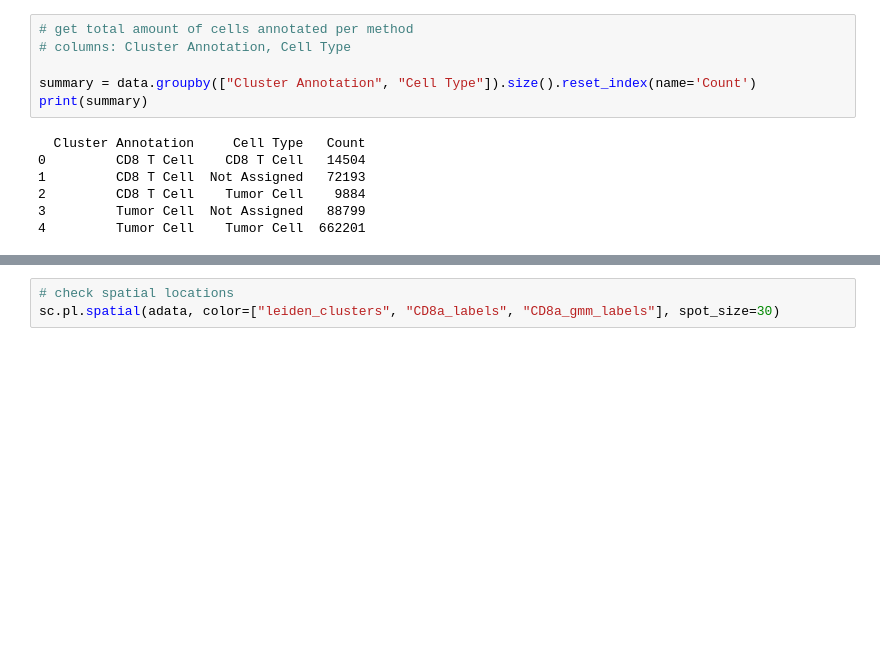
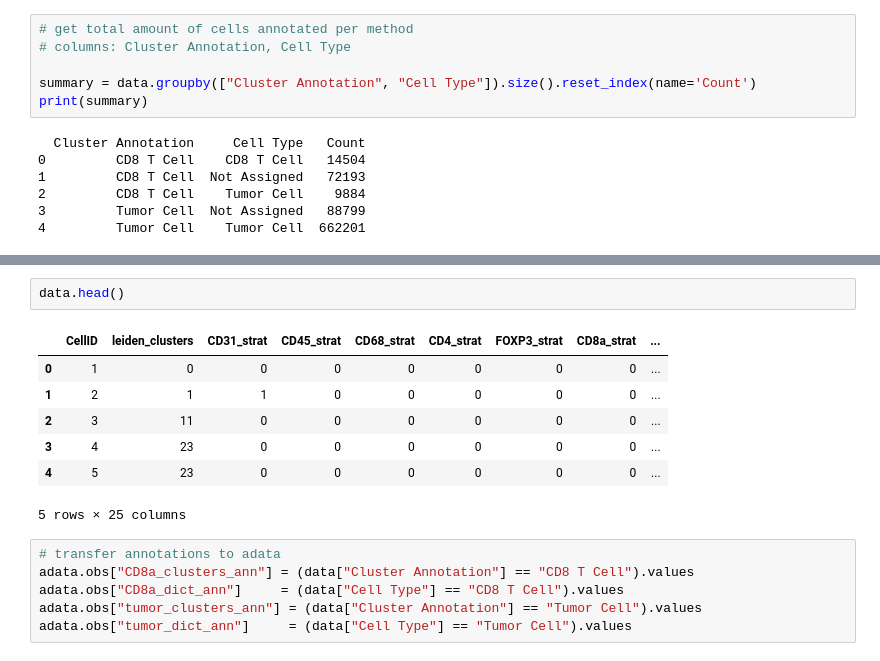
Before and after one commit to lemoncarrot/Summer2025, a Jupyter notebook: tumor_and_cd8.ipynb, the cells around one changed output, grey strips where cells are left out. Drawn from its saved outputs; the diff is of its cells as text; blank space fills up the shorter version.

```diff
--- a/tumor_and_cd8.ipynb
+++ b/tumor_and_cd8.ipynb
@@ -329,3 +396,16 @@ print(summary)
+# %%
+data.head()
+# %% [output]
+|  | CellID | leiden_clusters | CD31_strat | CD45_strat | CD68_strat | CD4_strat | FOXP3_strat | CD8a_strat | ... |
+| 0 | 1 | 0 | 0 | 0 | 0 | 0 | 0 | 0 | ... |
+| 1 | 2 | 1 | 1 | 0 | 0 | 0 | 0 | 0 | ... |
+| 2 | 3 | 11 | 0 | 0 | 0 | 0 | 0 | 0 | ... |
+| 3 | 4 | 23 | 0 | 0 | 0 | 0 | 0 | 0 | ... |
+| 4 | 5 | 23 | 0 | 0 | 0 | 0 | 0 | 0 | ... |
+5 rows × 25 columns
 # %%
-# check spatial locations
-sc.pl.spatial(adata, color=["leiden_clusters", "CD8a_labels", "CD8a_gmm_labels"], spot_size=30)
+# transfer annotations to adata
+adata.obs["CD8a_clusters_ann"] = (data["Cluster Annotation"] == "CD8 T Cell").values
+adata.obs["CD8a_dict_ann"]     = (data["Cell Type"] == "CD8 T Cell").values
+adata.obs["tumor_clusters_ann"] = (data["Cluster Annotation"] == "Tumor Cell").values
+adata.obs["tumor_dict_ann"]     = (data["Cell Type"] == "Tumor Cell").values
```
Also changed, not shown: parts of 7 cells of this notebook.
